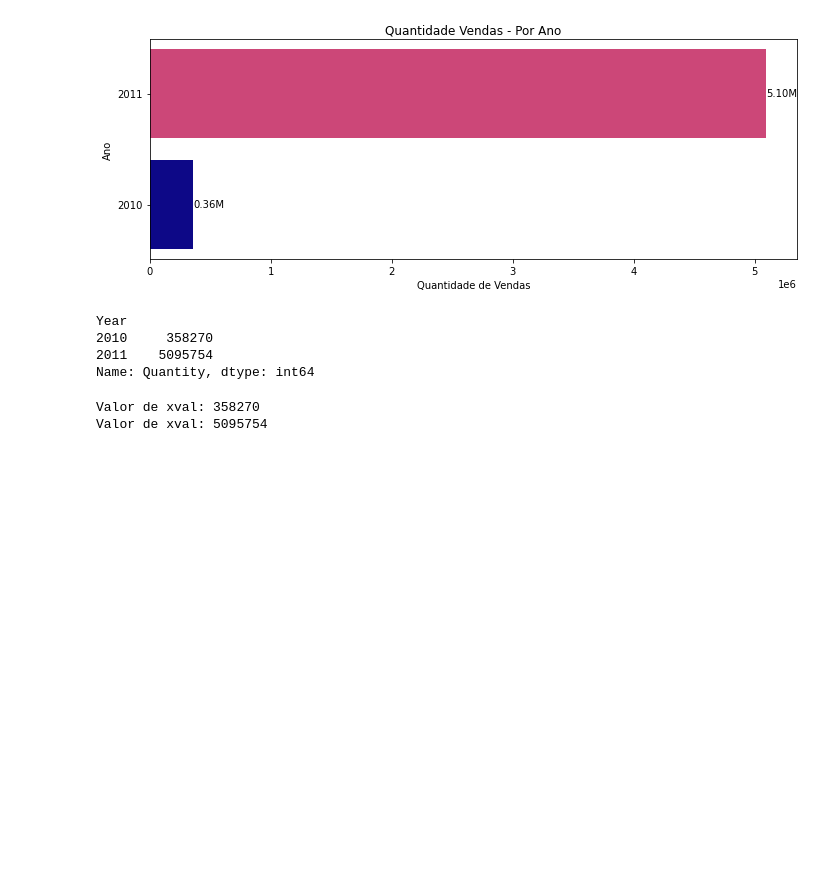
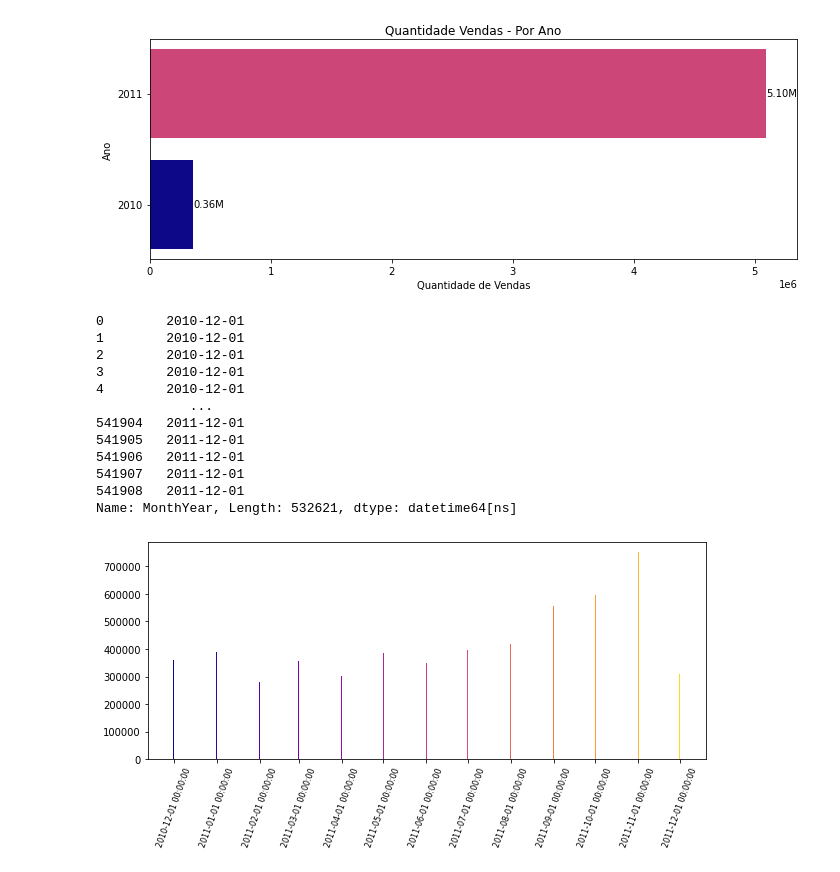
Before and after one commit to Franklin-Souza/portfolio, a Jupyter notebook: Projeto-1_Online_Retail.ipynb, the cells around one changed output. Saved outputs shown, nothing was run; the diff lists cells and outputs as text; code cells hidden in the pictures; blank space fills up the shorter version.

```diff
--- a/Projeto-1_Online_Retail.ipynb
+++ b/Projeto-1_Online_Retail.ipynb
@@ -10,9 +11,9 @@ import datetime as dt
 import matplotlib.pyplot as plt
 # %%
 #Importação de dados
-#file_path = 'C:\\Users\\geral\\Desktop\\JUPITER\\Online+Retail.xlsx'
+file_path = 'C:\\Users\\geral\\Desktop\\JUPITER\\Online+Retail.xlsx'
 
-file_path = 'C:\\Users\\frank\\OneDrive\\Área de Trabalho\\Projeto-1\\Online+Retail.xlsx'
+#file_path = 'C:\\Users\\frank\\OneDrive\\Área de Trabalho\\Projeto-1\\Online+Retail.xlsx'
 
 df = pd.read_excel(file_path)
 # %%
@@ -213,18 +199,41 @@ plt.tight_layout()
 plt.show()
 # %% [output]
 [figure]
-# %%
-print(quantity_year)
-# %% [output]
-Year
-2010     358270
-2011    5095754
-Name: Quantity, dtype: int64
-# %%
-for bar in bars:
-    xval = bar.get_width()
-    print(f"Valor de xval: {xval}")  # Isso imprimirá o valor de cada barra
-    ax3.text(xval, bar.get_y() + bar.get_height()/2, int(xval), va='center')
-# %% [output]
-Valor de xval: 358270
-Valor de xval: 5095754
+# %%
+# Corrigir o nome da coluna e criar a nova coluna no formato desejado
+df['MonthYear'] = df['Year'].astype(str) + '-' + df['Mounth'].astype(str).str.zfill(2)
+
+# Converter a coluna MonthYear para datetime diretamente
+df['MonthYear'] = pd.to_datetime(df['MonthYear'], format='%Y-%m')
+print(df['MonthYear'])
+
+##### Grafico 5
+
+quantity_month = df.groupby(['MonthYear'])['Quantity'].sum()
+
+quantity_month_label = quantity_month.index
+quantity_month_values = quantity_month.values
+
+media_venda = quantity_month.sum()/len(quantity_month)
+
+fig, ax5 = plt.subplots(1,1,figsize=(10,4))
+
+ax5.bar(quantity_month_label, quantity_month_values,
+    color=[plt.cm.plasma(i /len(quantity_month_label)) for i in range(len(quantity_month_label))])
+ax5.xaxis.set_major_formatter(mdates.DateFormatter('%Y-%m'))
+ax5.xaxis.set_major_locator(mdates.MonthLocator())
+ax5.set_xticklabels(quantity_month_label, rotation=70, fontsize=8);
+# %% [output]
+0        2010-12-01
+1        2010-12-01
+2        2010-12-01
+3        2010-12-01
+4        2010-12-01
+            ...
+541904   2011-12-01
+541905   2011-12-01
+541906   2011-12-01
+541907   2011-12-01
+541908   2011-12-01
+Name: MonthYear, Length: 532621, dtype: datetime64[ns]
+[figure, added]
```
Also changed, not shown: parts of 3 cells of this notebook.
